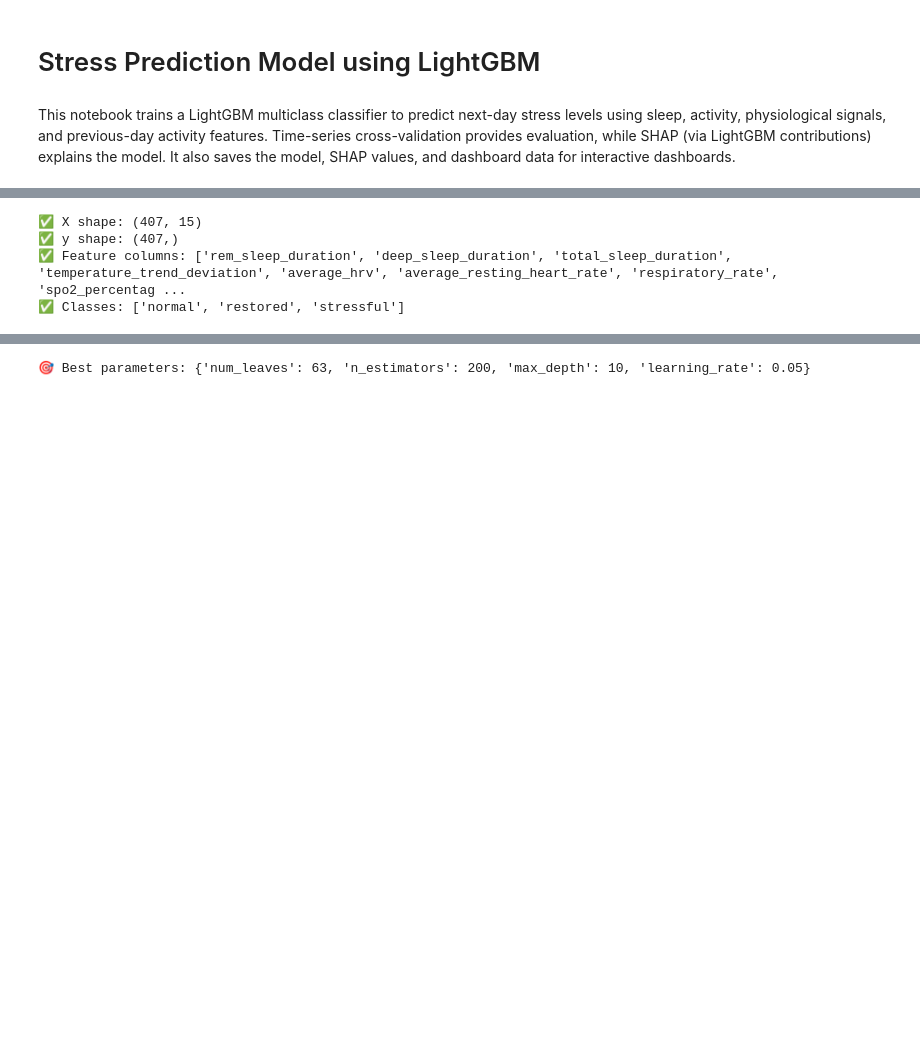
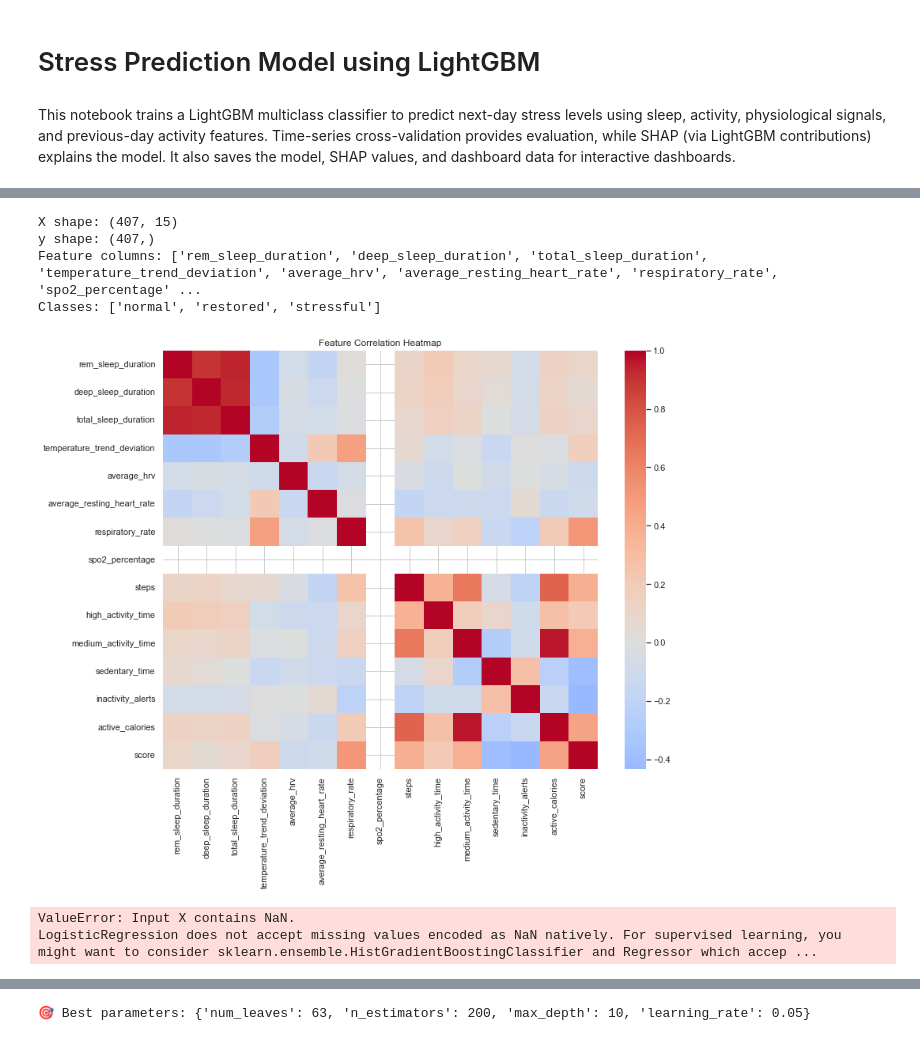
Before and after one commit to nataliatabjab/Oura-Ring-Project, a Jupyter notebook: stress_predict.ipynb, the cells around one changed output, grey strips where cells are left out. Drawn from its saved outputs; the diff is of its cells as text; code cells hidden in the pictures; blank space fills up the shorter version.

```diff
--- a/stress_predict.ipynb
+++ b/stress_predict.ipynb
@@ -5,14 +13,20 @@ This notebook trains a LightGBM multiclass classifier to predict next-day stress
 # %%
 # Imports
+
 import pandas as pd
+import numpy as np
 from pathlib import Path
 from sklearn.model_selection import TimeSeriesSplit
+from sklearn.metrics import f1_score
+from sklearn.ensemble import RandomForestClassifier
+from sklearn.linear_model import LogisticRegression
+from sklearn.manifold import TSNE
 import lightgbm as lgb
-from sklearn.metrics import classification_report, confusion_matrix
-import numpy as np
-import json
-import pickle
+import seaborn as sns
 import matplotlib.pyplot as plt
+
+# Set plot style
+sns.set(style='whitegrid')
 # %%
 from pathlib import Path
 import pandas as pd
@@ -65,12 +92,49 @@ for col in ["temperature_trend_deviation", "spo2_percentage"]:
     X[col] = pd.to_numeric(X[col], errors="coerce")
 X = X.fillna(X.mean())
 
-print("✅ X shape:", X.shape)
-print("✅ y shape:", y.shape)
-print("✅ Feature columns:", X.columns.tolist())
-print("✅ Classes:", class_names)
+print("X shape:", X.shape)
+print("y shape:", y.shape)
+print("Feature columns:", X.columns.tolist())
+print("Classes:", class_names)
 # %% [output]
-✅ X shape: (407, 15)
-✅ y shape: (407,)
-✅ Feature columns: ['rem_sleep_duration', 'deep_sleep_duration', 'total_sleep_duration', 'temperature_trend_deviation', 'average_hrv', 'average_resting_heart_rate', 'respiratory_rate', 'spo2_percentag ...
-✅ Classes: ['normal', 'restored', 'stressful']
+X shape: (407, 15)
+y shape: (407,)
+Feature columns: ['rem_sleep_duration', 'deep_sleep_duration', 'total_sleep_duration', 'temperature_trend_deviation', 'average_hrv', 'average_resting_heart_rate', 'respiratory_rate', 'spo2_percentage' ...
+Classes: ['normal', 'restored', 'stressful']
+# %%
+# Correlation Heatmap
+
+# Compute correlation matrix
+corr = X.corr()
+plt.figure(figsize=(12, 10))
+sns.heatmap(corr, annot=False, cmap='coolwarm', center=0)
+plt.title('Feature Correlation Heatmap')
+plt.tight_layout()
+plt.show()
+# %% [output]
+[figure, added]
+# %%
+# Baseline Models (RandomForest & LogisticRegression)
+
+models = {
+    'RandomForest': RandomForestClassifier(n_estimators=200, random_state=42),
+    'LogisticRegression': LogisticRegression(max_iter=1000, multi_class='multinomial', random_state=42)
+}
+
+results = {}
+ts_cv = TimeSeriesSplit(n_splits=5)
+
+for name, model in models.items():
+    scores = []
+    for train_idx, test_idx in ts_cv.split(X):
+        model.fit(X.iloc[train_idx], y.iloc[train_idx])
+        preds = model.predict(X.iloc[test_idx])
+        scores.append(f1_score(y.iloc[test_idx], preds, average='weighted'))
+    results[name] = np.mean(scores)
+
+print('Baseline weighted F1 scores:')
+for name, score in results.items():
+    print(f'  {name}: {score:.3f}')
+# %% [output]
+ValueError: Input X contains NaN.
+LogisticRegression does not accept missing values encoded as NaN natively. For supervised learning, you might want to consider sklearn.ensemble.HistGradientBoostingClassifier and Regressor which accep ...
```
Also changed, not shown: parts of 7 cells of this notebook, 11 other files.
